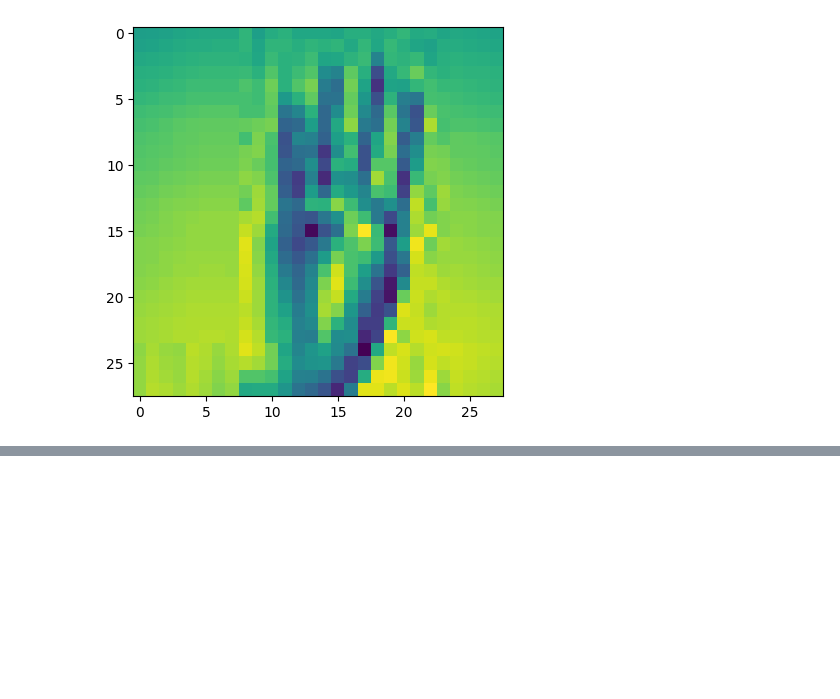
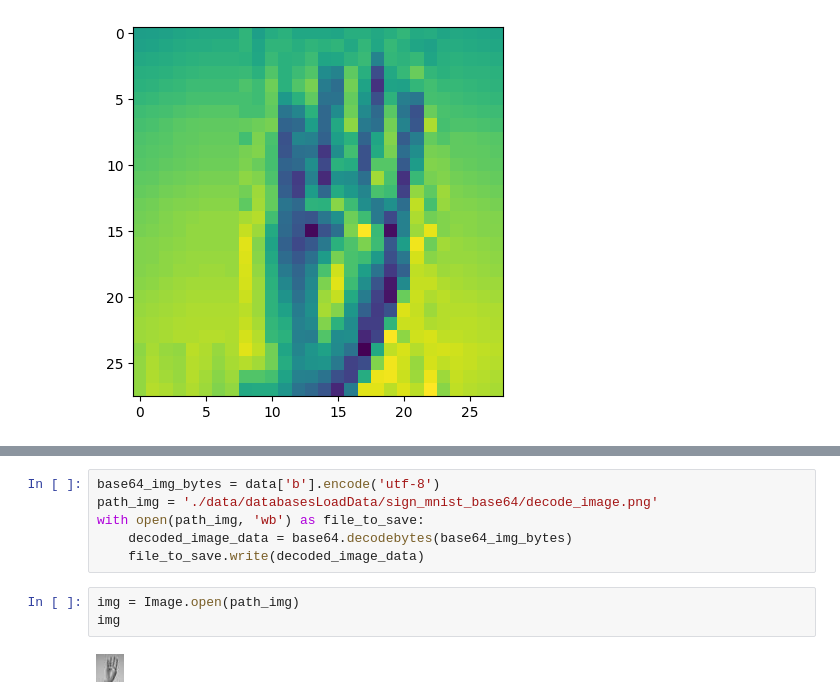
Before and after one commit to feltoxXx/cursos-platzi, a Jupyter notebook: Redes_Neuronales_TensorFlow/cargar-multiples-dataset.ipynb, the cells around one changed output, grey strips where cells are left out. Saved outputs shown, nothing was run; the diff lists cells and outputs as text; blank space fills up the shorter version.

Commit message:
Cargando bases de datos Base64 y CSV

```diff
--- a/Redes_Neuronales_TensorFlow/cargar-multiples-dataset.ipynb
+++ b/Redes_Neuronales_TensorFlow/cargar-multiples-dataset.ipynb
@@ -63,0 +79,11 @@ b
+# %%
+base64_img_bytes = data['b'].encode('utf-8')
+path_img = './data/databasesLoadData/sign_mnist_base64/decode_image.png'
+with open(path_img, 'wb') as file_to_save:
+    decoded_image_data = base64.decodebytes(base64_img_bytes)
+    file_to_save.write(decoded_image_data)
+# %%
+img = Image.open(path_img)
+img
+# %% [output]
+[figure, added]
```
Also changed, not shown: parts of 16 cells of this notebook.
